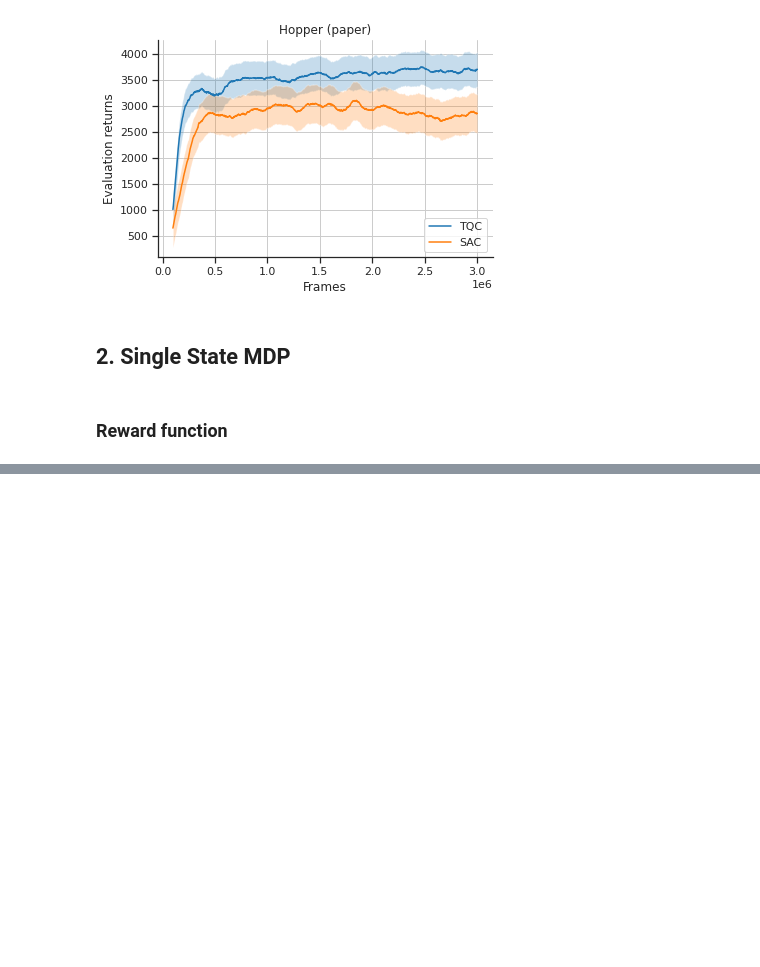
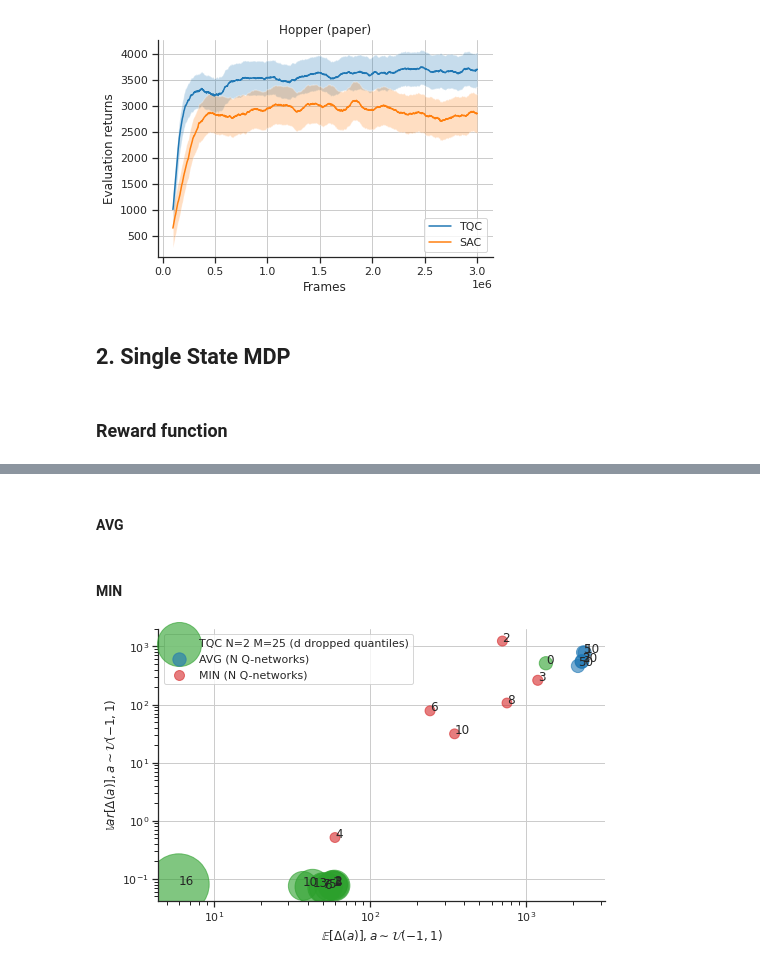
Before and after one commit to julesdubr/iar_tqc, a Jupyter notebook: plot.ipynb, the cells around one changed output, grey strips where cells are left out. Saved outputs shown, nothing was run; the diff lists cells and outputs as text; code cells hidden in the pictures; blank space fills up the shorter version.

Commit message:
moved robust average to plot notebook

```diff
--- a/plot.ipynb
+++ b/plot.ipynb
@@ -119,0 +124,7 @@ plot_mdp_reward(50, env)
+# %%
+n_seeds = 2
+seeds = np.random.randint(0, 2**32-1, n_seeds)
+
+n_quantiles_to_drop = [0, 1, 2, 3, 4, 5, 6, 7, 10, 13, 16]
+n_networks_avg = [3, 5, 10, 20, 50]
+n_networks_min = [2, 3, 4, 6, 8, 10]
@@ -119,0 +164,2 @@ plot_mdp_reward(50, env)
+# %% [markdown]
+#### AVG
@@ -119,0 +197,2 @@ plot_mdp_reward(50, env)
+# %% [markdown]
+#### MIN
@@ -119,0 +230,47 @@ plot_mdp_reward(50, env)
+# %%
+def get_xys(means, variances, distances):
+    x = np.sort(means, axis=1)[:,1:-1].mean(axis=1)
+    y = np.sort(variances, axis=1)[:,1:-1].mean(axis=1)
+    s = 1. / np.sort(distances, axis=1)[:,1:-1].mean(axis=1) * 100
+    return x, y, s
+# %%
+sns.set_theme(style="ticks", palette="tab10", rc=custom_params)
+
+fig, ax = plt.subplots(figsize=(8,5))
+
+# TQC
+x, y, s = get_xys(tqc_means, tqc_variances, tqc_distances)
+
+ax.scatter(x, y, s=s, color="#2ca02c", alpha=0.6, label="TQC N=2 M=25 (d dropped quantiles)")
+
+for i in range(len(n_quantiles_to_drop)):
+    ax.annotate(str(n_quantiles_to_drop[i]), (x[i], y[i]))
+
+# AVG
+x, y, s = get_xys(avg_means, avg_variances, avg_distances)
+
+ax.scatter(x, y, s=s, color="#1f77b4", alpha=0.6, label="AVG (N Q-networks)")
+
+for i in range(len(n_networks_avg)):
+    ax.annotate(str(n_networks_avg[i]), (x[i], y[i]))
+
+# MIN
+x, y, s = get_xys(min_means, min_variances, min_distances)
+
+ax.scatter(x, y, s=s, color="#d62728", alpha=0.6, label="MIN (N Q-networks)")
+
+for i in range(len(n_networks_min)):
+    ax.annotate(str(n_networks_min[i]), (x[i], y[i]))
+
+ax.set_xscale("log")
+ax.set_yscale("log")
+ax.set_xlabel("$\mathbb{E}[\Delta(a)], a \sim \mathcal{U}(-1,1)$")
+ax.set_ylabel("$\mathbb{V}ar[\Delta(a)], a \sim \mathcal{U}(-1,1)$")
+ax.legend(loc='upper left')
+
+fig.savefig(
+    f"plots/toy_robust_average.png", facecolor="white", transparent=False
+)
+plt.show()
+# %% [output]
+[figure, added]
```
Also changed, not shown: parts of 7 cells of this notebook, 6 other files.
